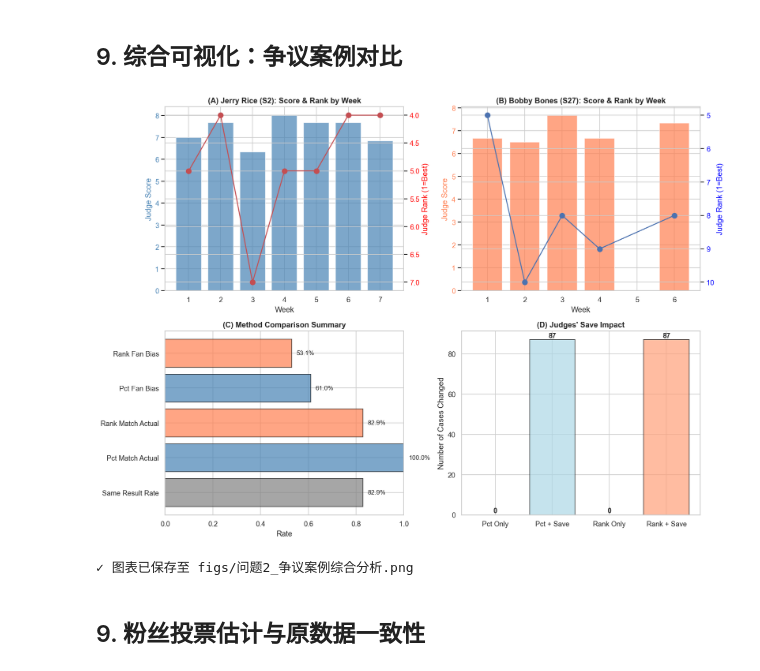
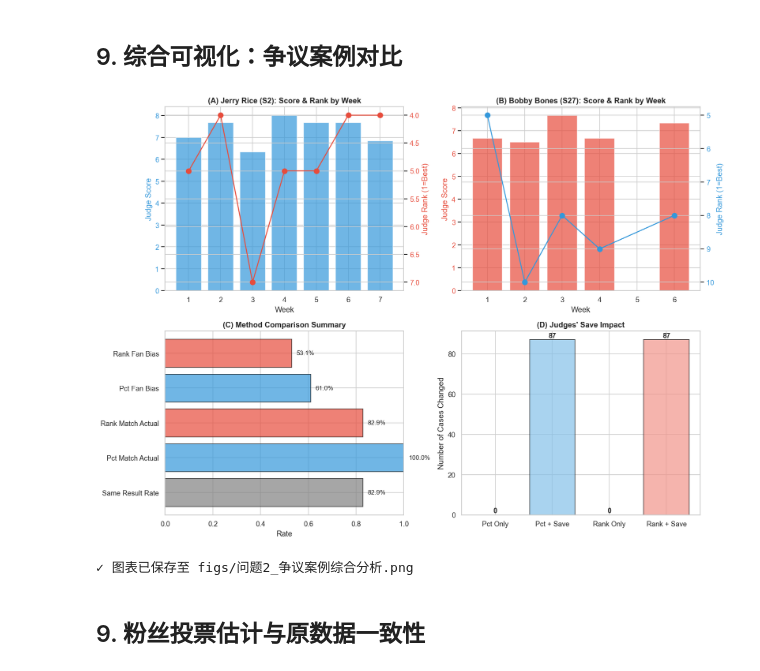
Before and after one commit to fuxiaoji/mcm, a Jupyter notebook: c/问题2/问题2_方法对比分析.ipynb, the cells around one changed output. Drawn from its saved outputs; the diff is of its cells as text; code cells hidden in the pictures.

```diff
--- a/c/问题2/问题2_方法对比分析.ipynb
+++ b/c/问题2/问题2_方法对比分析.ipynb
@@ -761,6 +771,10 @@ McNemar 统计量: 16.056
 p-value: 0.0001
 显著性: ***
 # %%
+# 统一配色
+C_BLUE = '#3498DB'   # Percentage Method
+C_RED = '#E74C3C'    # Rank Method
+
 # 偏向性可视化
 fig, axes = plt.subplots(1, 2, figsize=(12, 5))
 
@@ -768,7 +782,7 @@ fig, axes = plt.subplots(1, 2, figsize=(12, 5))
 ax = axes[0]
 methods = ['Percentage', 'Rank']
 fan_bias_rates = [bias_df['pct_favors_fan'].mean(), bias_df['rank_favors_fan'].mean()]
-colors = ['steelblue', 'coral']
+colors = [C_BLUE, C_RED]
 
 bars = ax.bar(methods, fan_bias_rates, color=colors, alpha=0.7, edgecolor='black', width=0.5)
 ax.set_ylabel('Fan Bias Rate', fontsize=11)
@@ -788,9 +802,9 @@ season_bias = bias_df.groupby(parallel_df['season']).agg({
 season_bias.columns = ['season', 'pct_bias', 'rank_bias']
 
 ax.plot(season_bias['season'], season_bias['pct_bias'], 'o-',
-        color='steelblue', label='Percentage', markersize=6, alpha=0.7)
+        color=C_BLUE, label='Percentage', markersize=6, alpha=0.7)
 ax.plot(season_bias['season'], season_bias['rank_bias'], 's--',
-        color='coral', label='Rank', markersize=6, alpha=0.7)
+        color=C_RED, label='Rank', markersize=6, alpha=0.7)
 ax.set_xlabel('Season', fontsize=11)
 ax.set_ylabel('Fan Bias Rate', fontsize=11)
 ax.set_title('(B) Fan Bias Trend by Season', fontsize=12, fontweight='bold')
@@ -1095,6 +1109,12 @@ Jerry Rice + Judges' Save 分析
 # %% [markdown]
 ## 9. 综合可视化：争议案例对比
 # %%
+# 统一配色
+C_BLUE = '#3498DB'   # Percentage Method
+C_RED = '#E74C3C'    # Rank Method
+C_LIGHT_BLUE = '#85C1E9'
+C_LIGHT_RED = '#F1948A'
+
 # 综合对比图
 fig, axes = plt.subplots(2, 2, figsize=(14, 10))
 
@@ -1105,17 +1125,17 @@ if jerry_cf is not None and len(jerry_cf) > 0:
     scores = jerry_cf['target_score'].values
     judge_ranks = jerry_cf['target_judge_rank'].values
 
-    ax.bar(weeks, scores, color='steelblue', alpha=0.7, label='Judge Score')
+    ax.bar(weeks, scores, color=C_BLUE, alpha=0.7, label='Judge Score')
     ax2 = ax.twinx()
-    ax2.plot(weeks, judge_ranks, 'ro-', label='Judge Rank', markersize=8)
-    ax2.set_ylabel('Judge Rank (1=Best)', color='red')
-    ax2.tick_params(axis='y', labelcolor='red')
+    ax2.plot(weeks, judge_ranks, 'o-', color=C_RED, label='Judge Rank', markersize=8)
+    ax2.set_ylabel('Judge Rank (1=Best)', color=C_RED)
+    ax2.tick_params(axis='y', labelcolor=C_RED)
     ax2.invert_yaxis()
 
     ax.set_xlabel('Week')
-    ax.set_ylabel('Judge Score', color='steelblue')
+    ax.set_ylabel('Judge Score', color=C_BLUE)
     ax.set_title('(A) Jerry Rice (S2): Score & Rank by Week', fontsize=12, fontweight='bold')
-    ax.tick_params(axis='y', labelcolor='steelblue')
+    ax.tick_params(axis='y', labelcolor=C_BLUE)
 else:
     ax.text(0.5, 0.5, 'No data for Jerry Rice', ha='center', va='center')
     ax.set_title('(A) Jerry Rice (S2)')
@@ -1127,17 +1147,17 @@ if bobby_cf is not None and len(bobby_cf) > 0:
     scores = bobby_cf['target_score'].values
     judge_ranks = bobby_cf['target_judge_rank'].values
 
-    ax.bar(weeks, scores, color='coral', alpha=0.7, label='Judge Score')
+    ax.bar(weeks, scores, color=C_RED, alpha=0.7, label='Judge Score')
     ax2 = ax.twinx()
-    ax2.plot(weeks, judge_ranks, 'bo-', label='Judge Rank', markersize=8)
-    ax2.set_ylabel('Judge Rank (1=Best)', color='blue')
-    ax2.tick_params(axis='y', labelcolor='blue')
+    ax2.plot(weeks, judge_ranks, 'o-', color=C_BLUE, label='Judge Rank', markersize=8)
+    ax2.set_ylabel('Judge Rank (1=Best)', color=C_BLUE)
+    ax2.tick_params(axis='y', labelcolor=C_BLUE)
     ax2.invert_yaxis()
 
     ax.set_xlabel('Week')
-    ax.set_ylabel('Judge Score', color='coral')
+    ax.set_ylabel('Judge Score', color=C_RED)
     ax.set_title('(B) Bobby Bones (S27): Score & Rank by Week', fontsize=12, fontweight='bold')
-    ax.tick_params(axis='y', labelcolor='coral')
+    ax.tick_params(axis='y', labelcolor=C_RED)
 else:
     ax.text(0.5, 0.5, 'No data for Bobby Bones', ha='center', va='center')
     ax.set_title('(B) Bobby Bones (S27)')
@@ -1155,41 +1175,41 @@ summary_data = {
         bias_df['rank_favors_fan'].mean()
     ]
 }
-colors = ['gray', 'steelblue', 'coral', 'steelblue', 'coral']
+colors = ['gray', C_BLUE, C_RED, C_BLUE, C_RED]
 bars = ax.barh(summary_data['Metric'], summary_data['Value'], color=colors, alpha=0.7, edgecolor='black')
 ax.set_xlabel('Rate')
 ax.set_title('(C) Method Comparison Summary', fontsize=12, fontweight='bold')
 ax.set_xlim([0, 1])
 
 for bar, val in zip(bars, summary_data['Value']):
     ax.text(val + 0.02, bar.get_y() + bar.get_height()/2, f'{val:.1%}',
             va='center', fontsize=10)
 
 # Panel D: Judges' Save 影响
 ax = axes[1, 1]
 save_impact = {
     'Scenario': ['Pct Only', 'Pct + Save', 'Rank Only', 'Rank + Save'],
     'Changes': [
         0,
         save_df['pct_save_changes_result'].sum(),
         0,
         save_df['rank_save_changes_result'].sum()
     ]
 }
-colors = ['steelblue', 'lightblue', 'coral', 'lightsalmon']
+colors = [C_BLUE, C_LIGHT_BLUE, C_RED, C_LIGHT_RED]
 ax.bar(save_impact['Scenario'], save_impact['Changes'], color=colors, alpha=0.7, edgecolor='black')
 ax.set_ylabel('Number of Cases Changed')
 ax.set_title("(D) Judges' Save Impact", fontsize=12, fontweight='bold')
 
 for i, val in enumerate(save_impact['Changes']):
     ax.text(i, val + 1, str(val), ha='center', fontsize=11, fontweight='bold')
 
 plt.tight_layout()
 plt.savefig('figs/问题2_争议案例综合分析.png', dpi=150, bbox_inches='tight')
 plt.show()
 print('✓ 图表已保存至 figs/问题2_争议案例综合分析.png')
 # %% [output]
-[figure, old version]
+[figure, new version]
 ✓ 图表已保存至 figs/问题2_争议案例综合分析.png
 # %% [markdown]
 ## 9. 粉丝投票估计与原数据一致性
```
Also changed, not shown: parts of 3 cells of this notebook, 4 other files.
